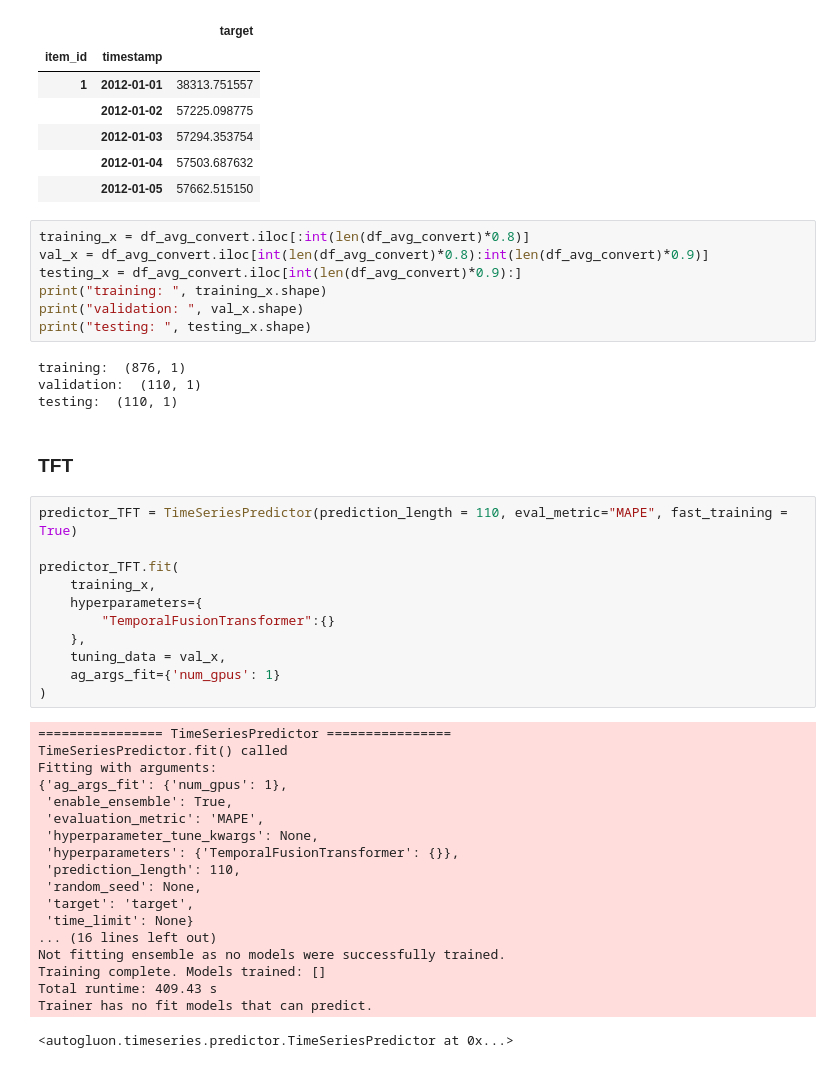
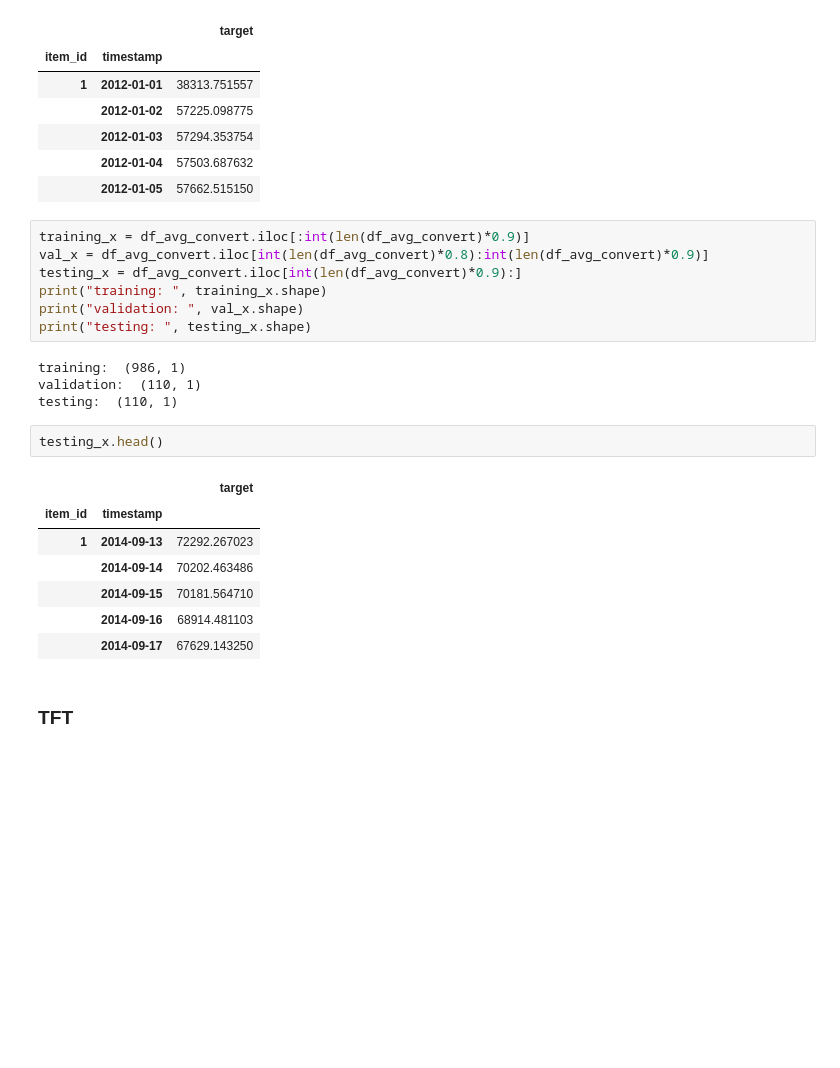
Before and after one commit to yichuang25/Electricity_Forecasting, a Jupyter notebook: Model/TFT.ipynb, the cells around one changed output. Cells and saved outputs as stored; diff of their text form; blank space fills up the shorter version.

```diff
--- a/Model/TFT.ipynb
+++ b/Model/TFT.ipynb
@@ -35,45 +36,25 @@ df_avg_convert.head()
 |  | 2012-01-04 | 57503.687632 |
 |  | 2012-01-05 | 57662.515150 |
 # %%
-training_x = df_avg_convert.iloc[:int(len(df_avg_convert)*0.8)]
+training_x = df_avg_convert.iloc[:int(len(df_avg_convert)*0.9)]
 val_x = df_avg_convert.iloc[int(len(df_avg_convert)*0.8):int(len(df_avg_convert)*0.9)]
 testing_x = df_avg_convert.iloc[int(len(df_avg_convert)*0.9):]
 print("training: ", training_x.shape)
 print("validation: ", val_x.shape)
 print("testing: ", testing_x.shape)
 # %% [output]
-training:  (876, 1)
+training:  (986, 1)
 validation:  (110, 1)
 testing:  (110, 1)
+# %%
+testing_x.head()
+# %% [output]
+|  |  | target |
+| item_id | timestamp |  |
+| 1 | 2014-09-13 | 72292.267023 |
+|  | 2014-09-14 | 70202.463486 |
+|  | 2014-09-15 | 70181.564710 |
+|  | 2014-09-16 | 68914.481103 |
+|  | 2014-09-17 | 67629.143250 |
 # %% [markdown]
 ### TFT
-# %%
-predictor_TFT = TimeSeriesPredictor(prediction_length = 110, eval_metric="MAPE", fast_training = True)
-
-predictor_TFT.fit(
-    training_x,
-    hyperparameters={
-        "TemporalFusionTransformer":{}
-    },
-    tuning_data = val_x,
-    ag_args_fit={'num_gpus': 1}
-)
-# %% [output]
-================ TimeSeriesPredictor ================
-TimeSeriesPredictor.fit() called
-Fitting with arguments:
-{'ag_args_fit': {'num_gpus': 1},
- 'enable_ensemble': True,
- 'evaluation_metric': 'MAPE',
- 'hyperparameter_tune_kwargs': None,
- 'hyperparameters': {'TemporalFusionTransformer': {}},
- 'prediction_length': 110,
- 'random_seed': None,
- 'target': 'target',
- 'time_limit': None}
-... (16 lines left out)
-Not fitting ensemble as no models were successfully trained.
-Training complete. Models trained: []
-Total runtime: 409.43 s
-Trainer has no fit models that can predict.
-<autogluon.timeseries.predictor.TimeSeriesPredictor at 0x...>
```
Also changed, not shown: parts of 6 cells of this notebook.
